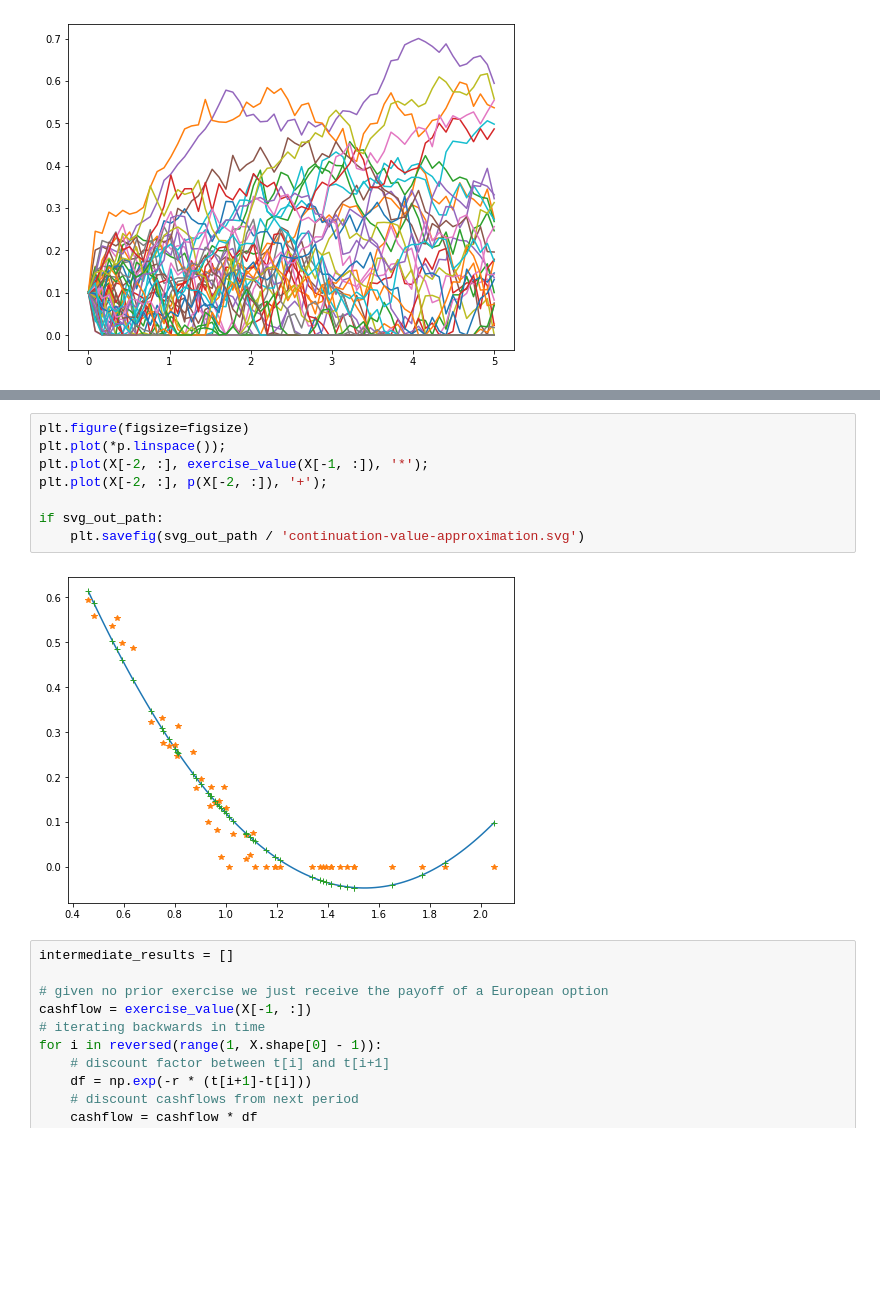
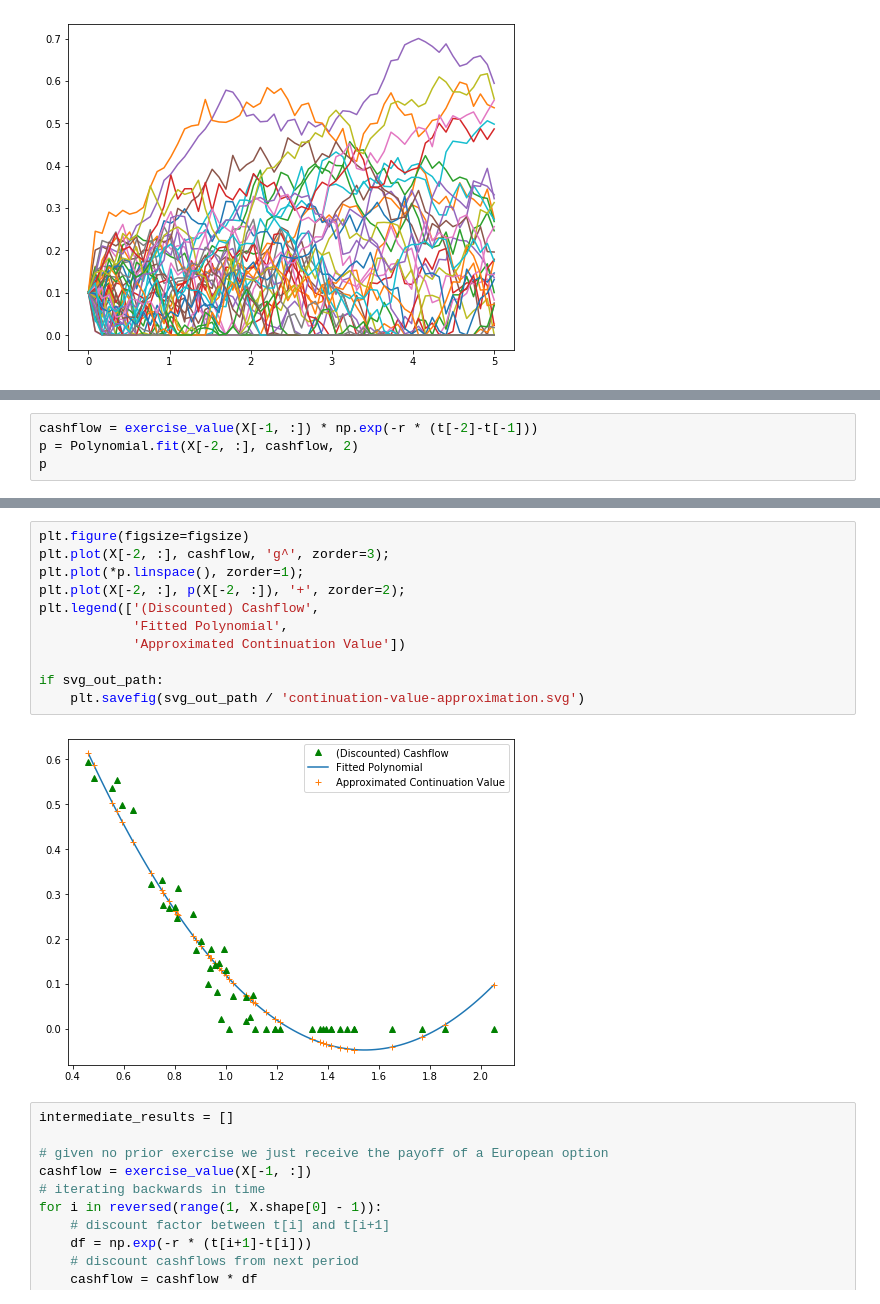
Before and after one commit to luphord/longstaff_schwartz, a Jupyter notebook: notebooks/Talk.ipynb, the cells around one changed output, grey strips where cells are left out. Drawn from its saved outputs; the diff is of its cells as text; blank space fills up the shorter version.

Commit message:
match plotting symbols

```diff
--- a/notebooks/Talk.ipynb
+++ b/notebooks/Talk.ipynb
@@ -89,0 +82,4 @@ $x \mapsto \text{-0.0006033512009476313} - \text{0.2569519524794949}\,\left(\tex
+# %%
+cashflow = exercise_value(X[-1, :]) * np.exp(-r * (t[-2]-t[-1]))
+p = Polynomial.fit(X[-2, :], cashflow, 2)
+p
@@ -90,13 +88,16 @@ $x \mapsto \text{-0.0006033512009476313} - \text{0.2569519524794949}\,\left(\tex
 # %%
 plt.figure(figsize=figsize)
-plt.plot(*p.linspace());
-plt.plot(X[-2, :], exercise_value(X[-1, :]), '*');
-plt.plot(X[-2, :], p(X[-2, :]), '+');
+plt.plot(X[-2, :], cashflow, 'g^', zorder=3);
+plt.plot(*p.linspace(), zorder=1);
+plt.plot(X[-2, :], p(X[-2, :]), '+', zorder=2);
+plt.legend(['(Discounted) Cashflow',
+            'Fitted Polynomial',
+            'Approximated Continuation Value'])
 
 if svg_out_path:
     plt.savefig(svg_out_path / 'continuation-value-approximation.svg')
 # %% [output]
-[figure, old version]
+[figure, new version]
 # %%
 intermediate_results = []
 
```
Also changed, not shown: parts of 3 cells of this notebook.
